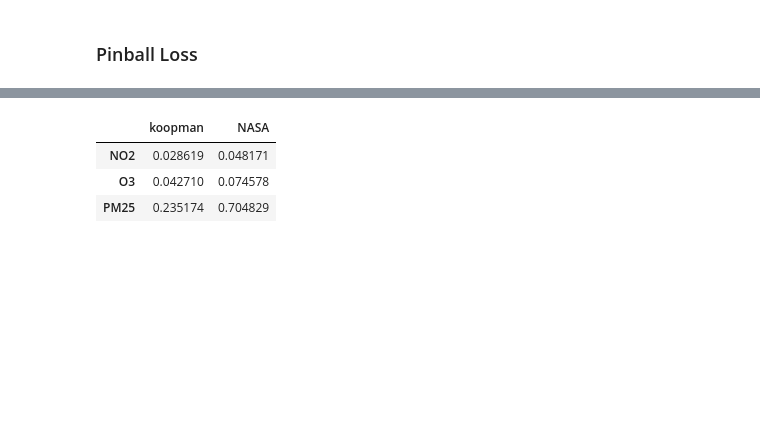
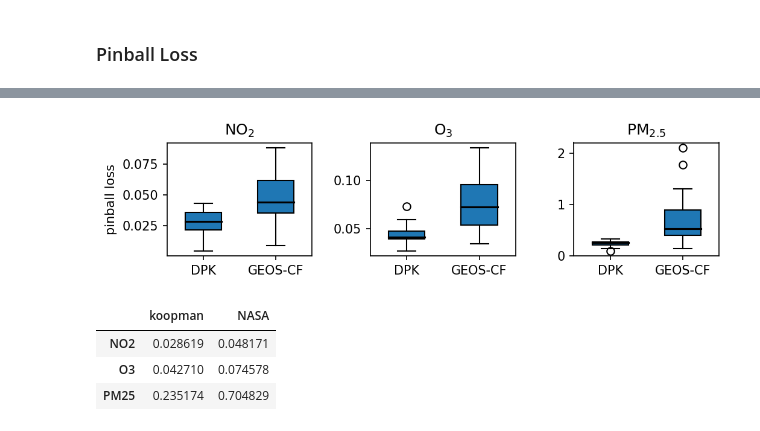
Before and after one commit to AlexTMallen/koopman-forecasting, a Jupyter notebook: figures.ipynb, the cells around one changed output, grey strips where cells are left out. Drawn from its saved outputs; the diff is of its cells as text; code cells hidden in the pictures; blank space fills up the shorter version.

```diff
--- a/figures.ipynb
+++ b/figures.ipynb
@@ -182,7 +139,0 @@ np.std(relative)
-# %%
-n_samples = 10_000
-sample_means = np.zeros((n_samples,))
-for i in range(n_samples):
-    sample_months = np.random.choice(np.arange(12), size=6, replace=False)
-    sample = np.array([relative_perfs.avg.loc[months[j]] for j in sample_months])
-    sample_means[i] = sample.mean()
@@ -579,16 +302,16 @@ len(NASAcomparison)
 # %%
-pinball = pd.DataFrame({"koopman": {"NO2": [], "O3": [], "PM25": []}, "NASA": {"NO2": [], "O3": [], "PM25": []}, "xgbst": {"NO2": [], "O3": [], "PM25": []}})
-nmb = pd.DataFrame({"koopman": {"NO2": [], "O3": [], "PM25": []}, "NASA": {"NO2": [], "O3": [], "PM25": []}, "xgbst": {"NO2": [], "O3": [], "PM25": []}})
-nrmse = pd.DataFrame({"koopman": {"NO2": [], "O3": [], "PM25": []}, "NASA": {"NO2": [], "O3": [], "PM25": []}, "xgbst": {"NO2": [], "O3": [], "PM25": []}})
-correlation = pd.DataFrame({"koopman": {"NO2": [], "O3": [], "PM25": []}, "NASA": {"NO2": [], "O3": [], "PM25": []}, "xgbst": {"NO2": [], "O3": [], "PM25": []}})
-pinball_means = pd.DataFrame({"koopman": {"NO2": [], "O3": [], "PM25": []}, "NASA": {"NO2": [], "O3": [], "PM25": []}, "xgbst": {"NO2": [], "O3": [], "PM25": []}})
+pinball = pd.DataFrame({"koopman": {"NO2": [], "O3": [], "PM25": []}, "NASA": {"NO2": [], "O3": [], "PM25": []}})
+nmb = pd.DataFrame({"koopman": {"NO2": [], "O3": [], "PM25": []}, "NASA": {"NO2": [], "O3": [], "PM25": []}})
+nrmse = pd.DataFrame({"koopman": {"NO2": [], "O3": [], "PM25": []}, "NASA": {"NO2": [], "O3": [], "PM25": []}})
+correlation = pd.DataFrame({"koopman": {"NO2": [], "O3": [], "PM25": []}, "NASA": {"NO2": [], "O3": [], "PM25": []}})
+pinball_means = pd.DataFrame({"koopman": {"NO2": [], "O3": [], "PM25": []}, "NASA": {"NO2": [], "O3": [], "PM25": []}})
 chem_names = ["NO$_2$", "O$_3$", "PM$_{2.5}$"]
 
 for station in NASAcomparison:
     """Comparisons on stations 478 and 621 are excluded because there were no observations from the last 9 months of the training year."""
     if station not in ["Station0000478", "Station0000621"]:
         for chemical in ["NO2", "O3", "PM25"]:
-            if NASAcomparison[station][chemical]["koopman"] != {} and "xgbst" in NASAcomparison[station][chemical]: # make sure data was there
+            if NASAcomparison[station][chemical]["koopman"] != {}: # make sure data was there
                 if np.isfinite(NASAcomparison[station][chemical]["koopman"]["pinball"]):
                     pinball["koopman"][chemical].append(NASAcomparison[station][chemical]["koopman"]["pinball"])
                     pinball["NASA"][chemical].append(NASAcomparison[station][chemical]["NASA"]["pinball"])
@@ -598,10 +321,6 @@ for station in NASAcomparison:
                     nrmse["NASA"][chemical].append(NASAcomparison[station][chemical]["NASA"]["nrmse"])
                     correlation["koopman"][chemical].append(NASAcomparison[station][chemical]["koopman"]["correlation"])
                     correlation["NASA"][chemical].append(NASAcomparison[station][chemical]["NASA"]["correlation"])
-                    pinball["xgbst"][chemical].append(NASAcomparison[station][chemical]["xgbst"]["pinball"])
-                    nmb["xgbst"][chemical].append(NASAcomparison[station][chemical]["xgbst"]["nmb"])
-                    nrmse["xgbst"][chemical].append(NASAcomparison[station][chemical]["xgbst"]["nrmse"])
-                    correlation["xgbst"][chemical].append(NASAcomparison[station][chemical]["xgbst"]["correlation"])
                 else:
                     print(station + " " + chemical + " was NaN")
 # %%
@@ -616,7 +335,7 @@ for i, chem in enumerate(pinball.index[::-1]):
         p = np.array(pinball[col][chem])
         pinball[col][chem] = p
         pinball_means[col][chem] = p.mean()
-    plt.boxplot(pinball.loc[chem], widths=[0.5, 0.5, 0.5], showfliers=True, patch_artist=True, labels=["DPK", "GEOS-CF", "XGbst"], medianprops={"linewidth":1.5, "color":'k'})
+    plt.boxplot(pinball.loc[chem], widths=[0.5, 0.5], showfliers=True, patch_artist=True, labels=["DPK", "GEOS-CF"], medianprops={"linewidth":1.5, "color":'k'})
     plt.title(chem_names[2 - i])
 plt.ylabel("pinball loss")
 plt.tight_layout()
@@ -626,3 +343,4 @@ plt.tight_layout()
+[figure, added]
 # %%
 pinball_means
 # %% [output]
```
Also changed, not shown: parts of 35 cells of this notebook, 9 other files.
